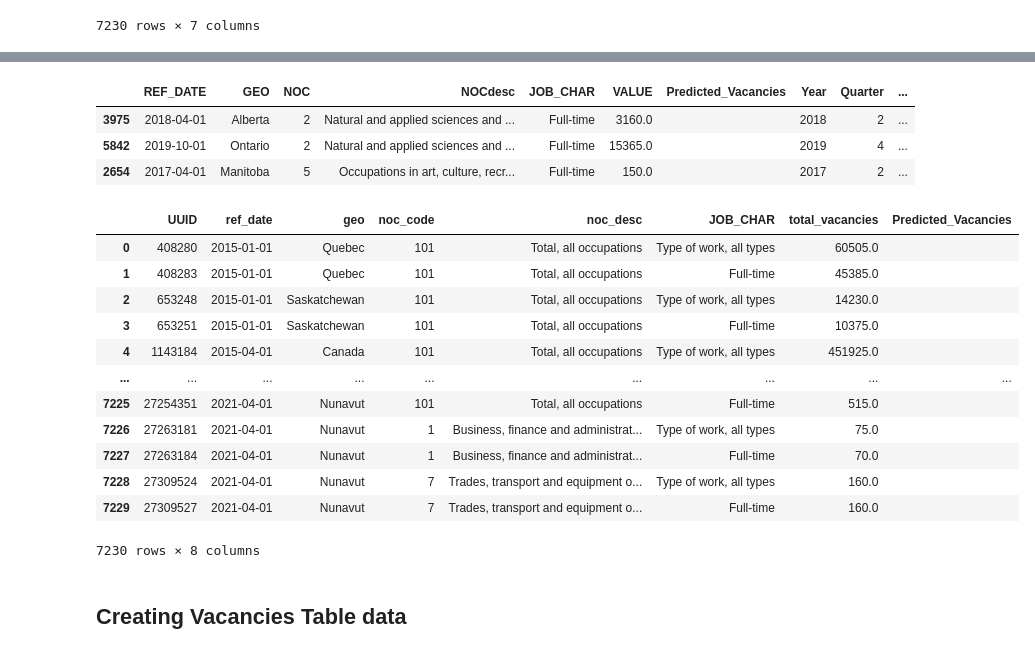
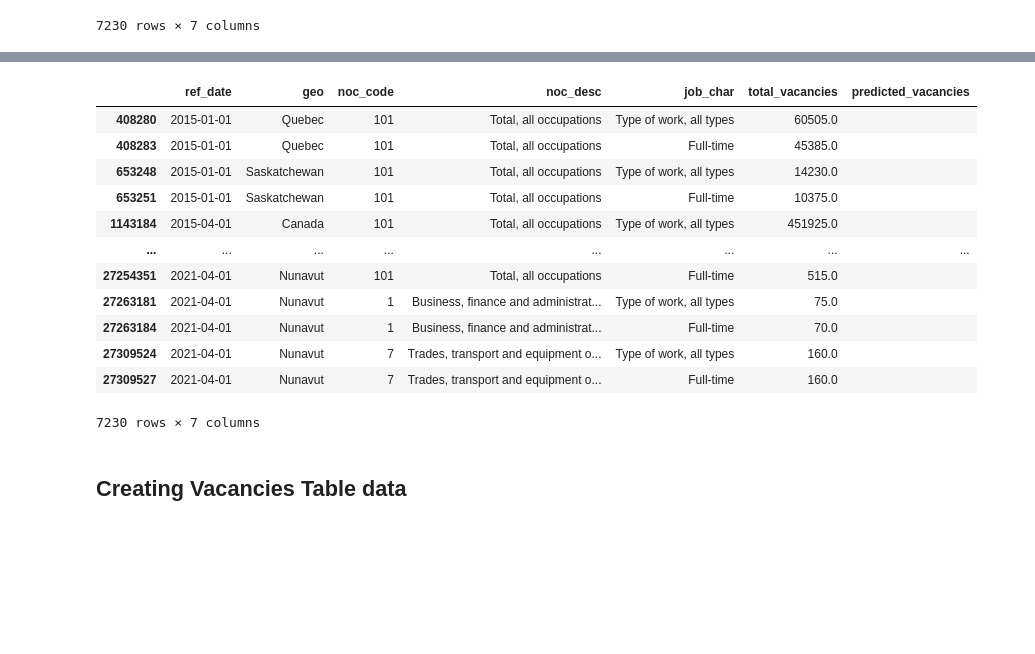
Before and after one commit to alecngai/Predicting_Canadian_Job_Vacancies, a Jupyter notebook: Database/Data_Cleanse_forDBLoad_toSQL.ipynb, the cells around one changed output, grey strips where cells are left out. Cells and saved outputs as stored; diff of their text form; code cells hidden in the pictures; blank space fills up the shorter version.

```diff
--- a/Database/Data_Cleanse_forDBLoad_UUID_toSQL_2.ipynb
+++ b/Database/Data_Cleanse_forDBLoad_toSQL.ipynb
@@ -170,10 +170,10 @@ See the caveats in the documentation: https://pandas.pydata.org/pandas-docs/stab
 | 27309527 | 2021-04-01 | Nunavut | 7 | Trades, transport and equipment o... | Full-time | 160.0 |  |
 7230 rows × 7 columns
 # %%
-#splitting date to year and month
-df_ml[['Year','Quarter','Date']] = df_ml['REF_DATE'].str.split("-",expand=True)
-#converting Month to Quarter
-df_ml['Quarter'] = df_ml['Quarter'].replace(['01','04','07','10'],['1','2','3','4'])
-#reordeing columns
-df_ml["composition"]=df_ml["Year"] + df_ml["Quarter"] + df_ml["GEO"]+ df_ml["NOC"]+ df_ml["JOB_CHAR"]
-df_ml
+# #splitting date to year and month
+# df_ml[['Year','Quarter','Date']] = df_ml['REF_DATE'].str.split("-",expand=True)
+# #converting Month to Quarter
+# df_ml['Quarter'] = df_ml['Quarter'].replace(['01','04','07','10'],['1','2','3','4'])
+# #reordeing columns
+# df_ml["composition"]=df_ml["Year"] + df_ml["Quarter"] + df_ml["GEO"]+ df_ml["NOC"]+ df_ml["JOB_CHAR"]
+# df_ml
@@ -208,28 +180,24 @@ See the caveats in the documentation: https://pandas.pydata.org/pandas-docs/stab
 # %%
-df_ml= pd.merge(df_ml, uuid_df, on= 'composition', how='left')
-df_ml.fillna('')
-df_ml.sample(n=3)
+# df_ml= pd.merge(df_ml, uuid_df, on= 'composition', how='left')
+# df_ml.fillna('')
+# df_ml.sample(n=3)
-# %% [output]
-|  | REF_DATE | GEO | NOC | NOCdesc | JOB_CHAR | VALUE | Predicted_Vacancies | Year | Quarter | ... |
-| 3975 | 2018-04-01 | Alberta | 2 | Natural and applied sciences and ... | Full-time | 3160.0 |  | 2018 | 2 | ... |
-| 5842 | 2019-10-01 | Ontario | 2 | Natural and applied sciences and ... | Full-time | 15365.0 |  | 2019 | 4 | ... |
-| 2654 | 2017-04-01 | Manitoba | 5 | Occupations in art, culture, recr... | Full-time | 150.0 |  | 2017 | 2 | ... |
 # %%
-df_ml=df_ml[["UUID", "ref_date", "geo", "noc_code", "NOCdesc", "JOB_CHAR","VALUE","Predicted_Vacancies"]]
-df_ml=df_ml.rename(columns={"NOCdesc":"noc_desc","VALUE":"total_vacancies"})
-df_ml.fillna('')
+# df_ml=df_ml[["UUID", "ref_date", "geo", "noc_code", "NOCdesc", "JOB_CHAR","VALUE","Predicted_Vacancies"]]
+df_ml=df_ml.rename(columns={"REF_DATE": "ref_date", "GEO": "geo", "JOB_CHAR": "job_char", "NOCdesc": "noc_desc", "NOC": "noc_code", "VALUE":"total_vacancies", "Predicted_Vacancies": "predicted_vacancies"})
+# df_ml.fillna('')
+df_ml
 # %% [output]
-|  | UUID | ref_date | geo | noc_code | noc_desc | JOB_CHAR | total_vacancies | Predicted_Vacancies |
-| 0 | 408280 | 2015-01-01 | Quebec | 101 | Total, all occupations | Type of work, all types | 60505.0 |  |
-| 1 | 408283 | 2015-01-01 | Quebec | 101 | Total, all occupations | Full-time | 45385.0 |  |
-| 2 | 653248 | 2015-01-01 | Saskatchewan | 101 | Total, all occupations | Type of work, all types | 14230.0 |  |
-| 3 | 653251 | 2015-01-01 | Saskatchewan | 101 | Total, all occupations | Full-time | 10375.0 |  |
-| 4 | 1143184 | 2015-04-01 | Canada | 101 | Total, all occupations | Type of work, all types | 451925.0 |  |
-| ... | ... | ... | ... | ... | ... | ... | ... | ... |
-| 7225 | 27254351 | 2021-04-01 | Nunavut | 101 | Total, all occupations | Full-time | 515.0 |  |
-| 7226 | 27263181 | 2021-04-01 | Nunavut | 1 | Business, finance and administrat... | Type of work, all types | 75.0 |  |
-| 7227 | 27263184 | 2021-04-01 | Nunavut | 1 | Business, finance and administrat... | Full-time | 70.0 |  |
-| 7228 | 27309524 | 2021-04-01 | Nunavut | 7 | Trades, transport and equipment o... | Type of work, all types | 160.0 |  |
-| 7229 | 27309527 | 2021-04-01 | Nunavut | 7 | Trades, transport and equipment o... | Full-time | 160.0 |  |
+|  | ref_date | geo | noc_code | noc_desc | job_char | total_vacancies | predicted_vacancies |
+| 408280 | 2015-01-01 | Quebec | 101 | Total, all occupations | Type of work, all types | 60505.0 |  |
+| 408283 | 2015-01-01 | Quebec | 101 | Total, all occupations | Full-time | 45385.0 |  |
+| 653248 | 2015-01-01 | Saskatchewan | 101 | Total, all occupations | Type of work, all types | 14230.0 |  |
+| 653251 | 2015-01-01 | Saskatchewan | 101 | Total, all occupations | Full-time | 10375.0 |  |
+| 1143184 | 2015-04-01 | Canada | 101 | Total, all occupations | Type of work, all types | 451925.0 |  |
+| ... | ... | ... | ... | ... | ... | ... | ... |
+| 27254351 | 2021-04-01 | Nunavut | 101 | Total, all occupations | Full-time | 515.0 |  |
+| 27263181 | 2021-04-01 | Nunavut | 1 | Business, finance and administrat... | Type of work, all types | 75.0 |  |
+| 27263184 | 2021-04-01 | Nunavut | 1 | Business, finance and administrat... | Full-time | 70.0 |  |
+| 27309524 | 2021-04-01 | Nunavut | 7 | Trades, transport and equipment o... | Type of work, all types | 160.0 |  |
+| 27309527 | 2021-04-01 | Nunavut | 7 | Trades, transport and equipment o... | Full-time | 160.0 |  |
-7230 rows × 8 columns
+7230 rows × 7 columns
 # %%
```
Also changed, not shown: parts of 16 cells of this notebook, 1 other file.
